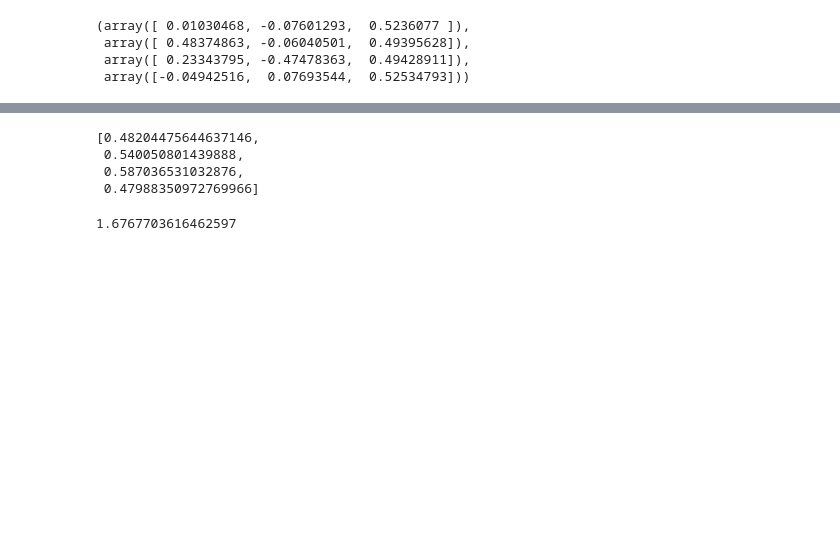
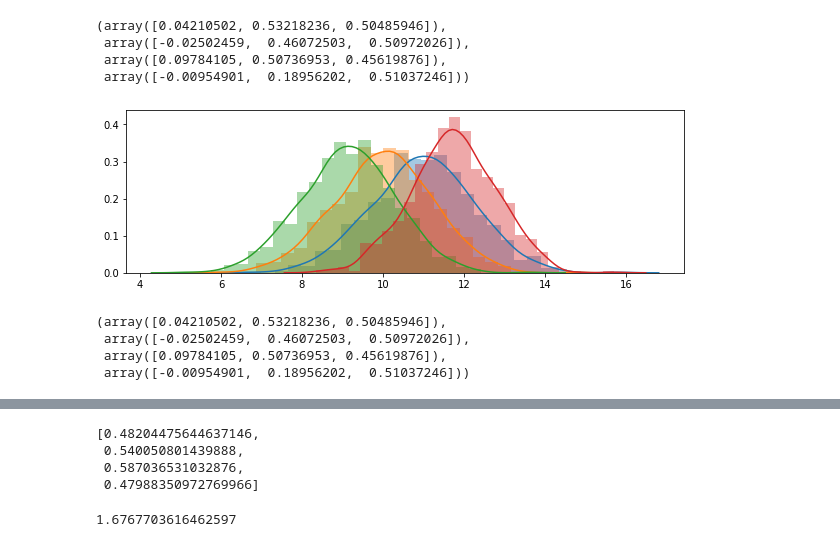
Before and after one commit to nandanrao/transfer-trees, a Jupyter notebook: simulate.ipynb, the cells around one changed output, grey strips where cells are left out. Saved outputs shown, nothing was run; the diff lists cells and outputs as text; code cells hidden in the pictures; blank space fills up the shorter version.

```diff
--- a/simulate.ipynb
+++ b/simulate.ipynb
@@ -197,14 +218,26 @@ phi_source, phi_target, _, _, _, taus_source, taus_target = split_out_dat(dat)
 
 from sklearn.linear_model import LinearRegression
 
-LinearRegression().fit(Xs[0], ys[0]).coef_, LinearRegression().fit(Xs[1], ys[1]).coef_, LinearRegression().fit(Xs[2], ys[2]).coef_, LinearRegression().fit(Xs[3], ys[3]).coef_
+# LinearRegression().fit(Xs[0], ys[0]).coef_, LinearRegression().fit(Xs[1], ys[1]).coef_, LinearRegression().fit(Xs[2], ys[2]).coef_, LinearRegression().fit(Xs[3], ys[3]).coef_
 
 LinearRegression().fit(Xs[0], taus[0]).coef_, LinearRegression().fit(Xs[1], taus[1]).coef_, LinearRegression().fit(Xs[2], taus[2]).coef_, LinearRegression().fit(Xs[3], taus[3]).coef_
 # %% [output]
-(array([ 0.01030468, -0.07601293,  0.5236077 ]),
- array([ 0.48374863, -0.06040501,  0.49395628]),
- array([ 0.23343795, -0.47478363,  0.49428911]),
- array([-0.04942516,  0.07693544,  0.52534793]))
+(array([0.04210502, 0.53218236, 0.50485946]),
+ array([-0.02502459,  0.46072503,  0.50972026]),
+ array([0.09784105, 0.50736953, 0.45619876]),
+ array([-0.00954901,  0.18956202,  0.51037246]))
+# %%
+for d in [LinearRegression(fit_intercept=True).fit(Xs[i][:, 1:3], taus[i]).predict(Xs[0][:, 1:3]) for i in range(4)]:
+    sns.distplot(d)
+# %% [output]
+[figure, added]
+# %%
+LinearRegression().fit(Xs[0], taus[0]).coef_, LinearRegression().fit(Xs[1], taus[1]).coef_, LinearRegression().fit(Xs[2], taus[2]).coef_, LinearRegression().fit(Xs[3], taus[3]).coef_
+# %% [output]
+(array([0.04210502, 0.53218236, 0.50485946]),
+ array([-0.02502459,  0.46072503,  0.50972026]),
+ array([0.09784105, 0.50736953, 0.45619876]),
+ array([-0.00954901,  0.18956202,  0.51037246]))
 # %%
 scores, preds, models, datt = runrun(1000)
 tt, ct = models
```
Also changed, not shown: parts of 24 cells of this notebook, 5 other files.
